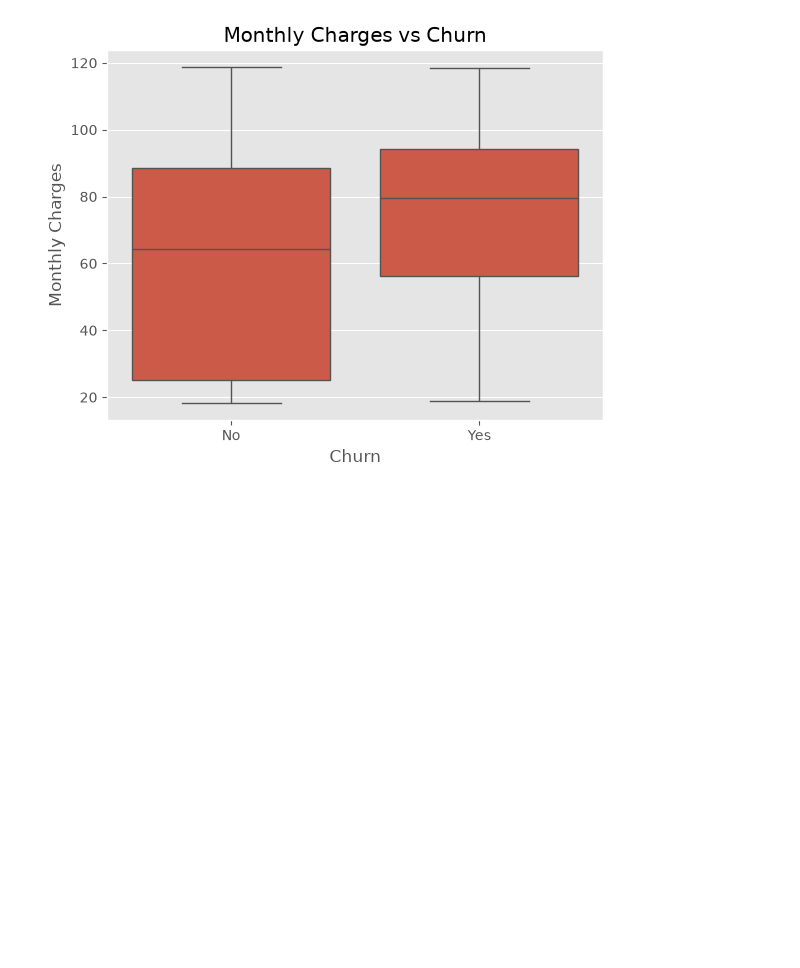
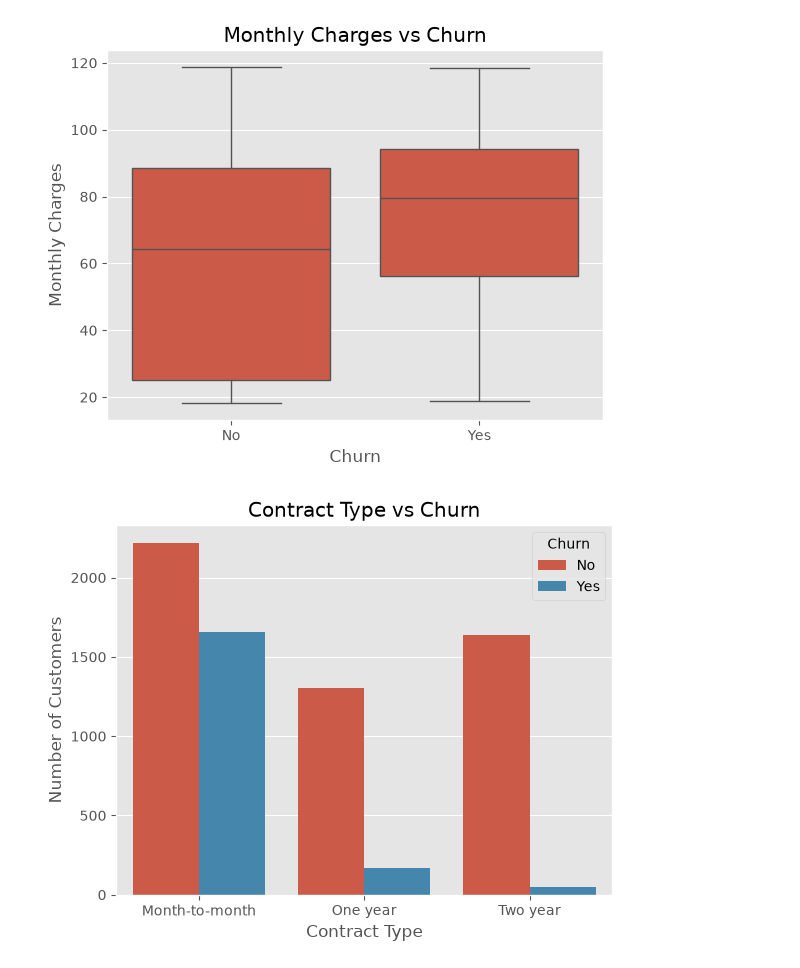
Before and after one commit to NawabZadi/Customer-Churn-Prediction, a Jupyter notebook: notebooks/churn_analysis.ipynb, the cells around one changed output. Saved outputs shown, nothing was run; the diff lists cells and outputs as text; code cells hidden in the pictures; blank space fills up the shorter version.

```diff
--- a/notebooks/churn_analysis.ipynb
+++ b/notebooks/churn_analysis.ipynb
@@ -226,3 +226,15 @@ plt.ylabel("Monthly Charges")
 plt.show()
 # %% [output]
 [figure]
+# %%
+#Split each category into another category.
+#check if the customers with different contract types have different churn rates.
+sns.countplot(x="Contract", hue="Churn", data=df)
+
+plt.title("Contract Type vs Churn")
+plt.xlabel("Contract Type")
+plt.ylabel("Number of Customers")
+
+plt.show()
+# %% [output]
+[figure, added]
```
